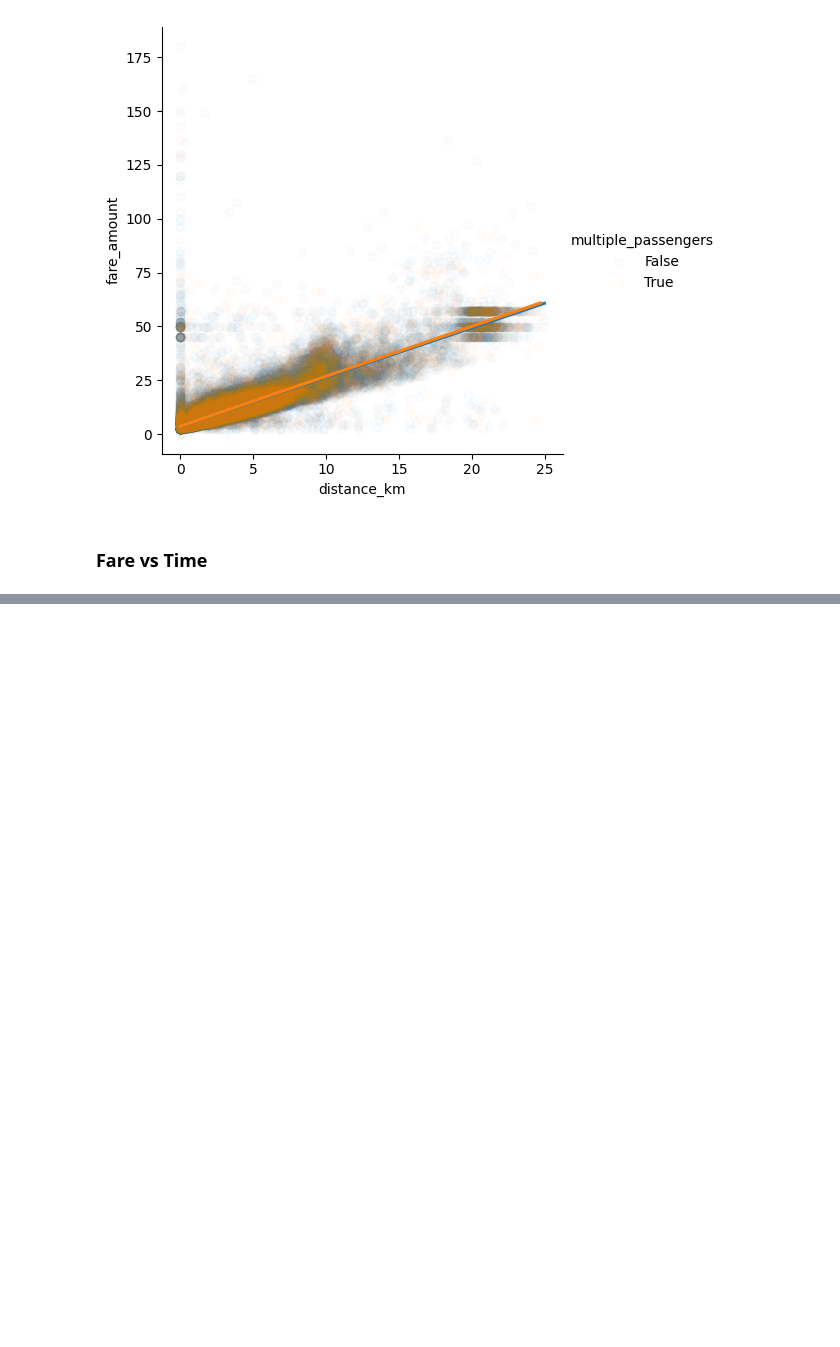
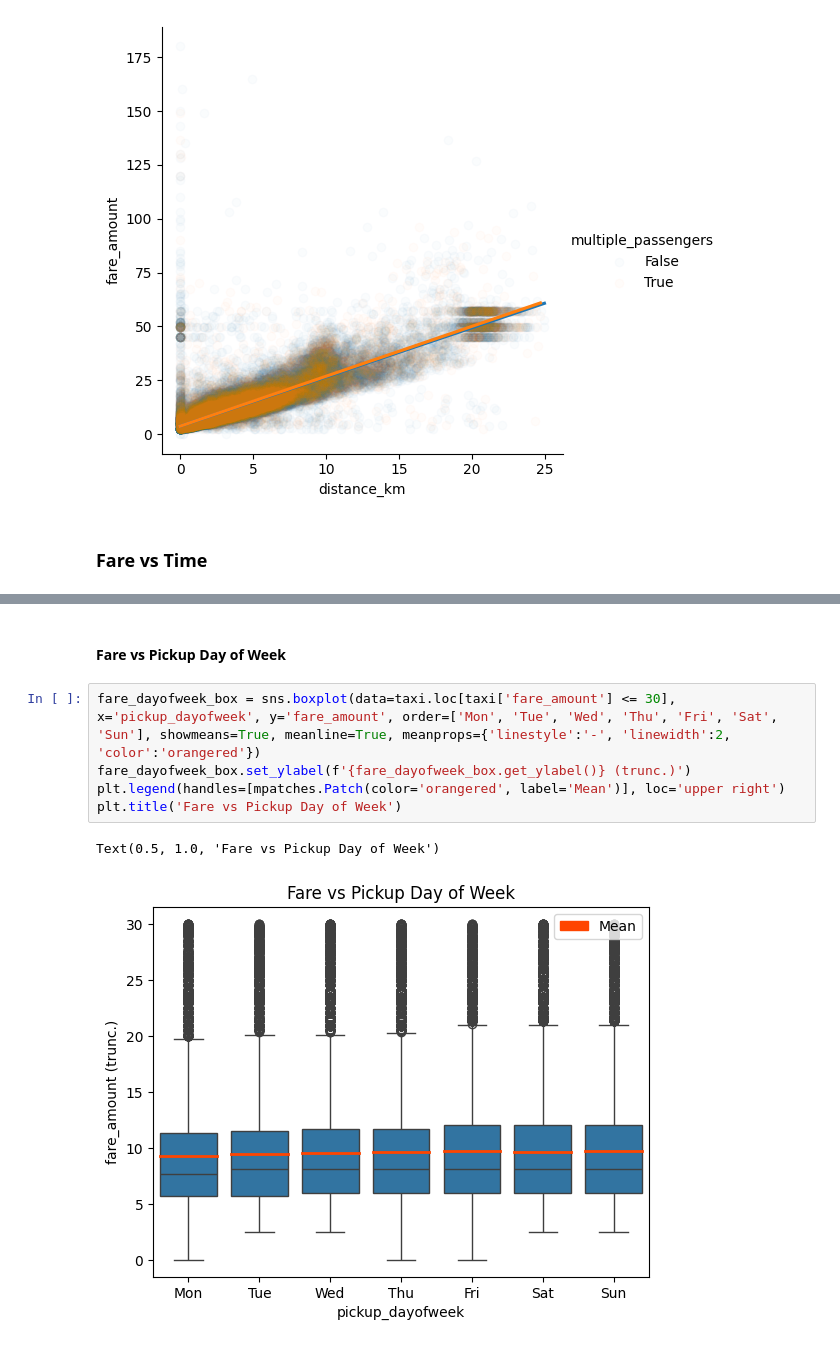
Before and after one commit to ahealion1/Data-Science-Projects, a Jupyter notebook: TaxiFarePrediction/taxi-fare-prediction.ipynb, the cells around one changed output, grey strips where cells are left out. Drawn from its saved outputs; the diff is of its cells as text; blank space fills up the shorter version.

```diff
--- a/TaxiFarePrediction/taxi-fare-prediction.ipynb
+++ b/TaxiFarePrediction/taxi-fare-prediction.ipynb
@@ -345,0 +362,10 @@ sns.barplot(data=taxi.groupby(taxi_hr)['fare_amount'].mean())
+# %% [markdown]
+#### Fare vs Pickup Day of Week
+# %%
+fare_dayofweek_box = sns.boxplot(data=taxi.loc[taxi['fare_amount'] <= 30], x='pickup_dayofweek', y='fare_amount', order=['Mon', 'Tue', 'Wed', 'Thu', 'Fri', 'Sat', 'Sun'], showmeans=True, meanline=True, meanprops={'linestyle':'-', 'linewidth':2, 'color':'orangered'})
+fare_dayofweek_box.set_ylabel(f'{fare_dayofweek_box.get_ylabel()} (trunc.)')
+plt.legend(handles=[mpatches.Patch(color='orangered', label='Mean')], loc='upper right')
+plt.title('Fare vs Pickup Day of Week')
+# %% [output]
+Text(0.5, 1.0, 'Fare vs Pickup Day of Week')
+[figure, added]
```
Also changed, not shown: parts of 17 cells of this notebook.
